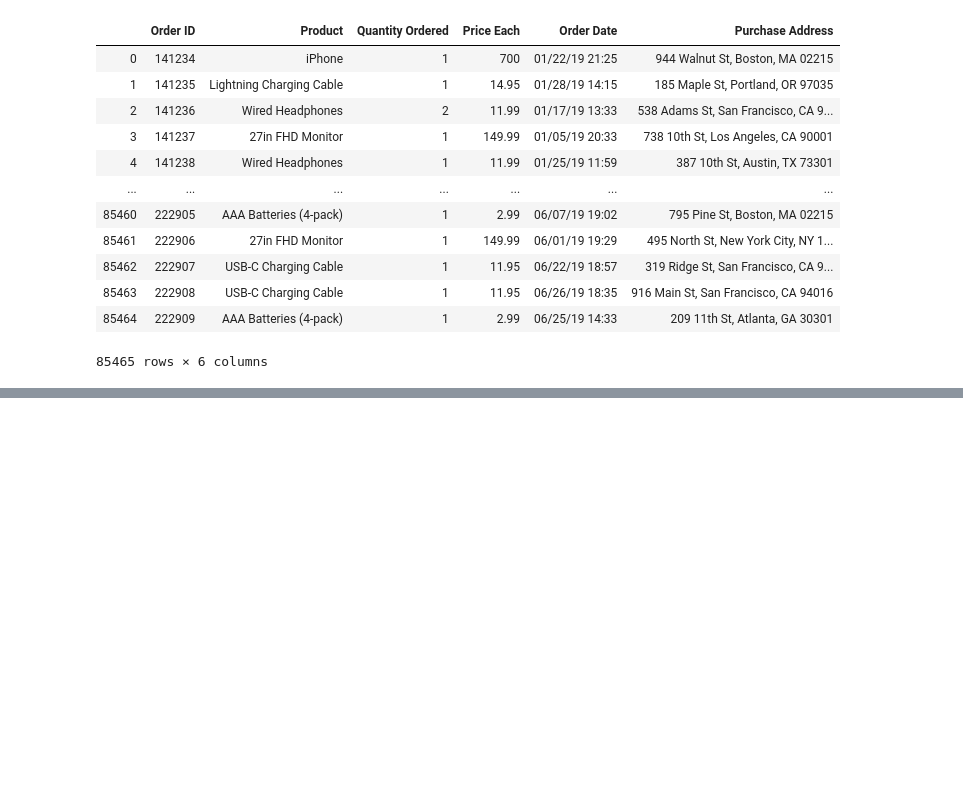
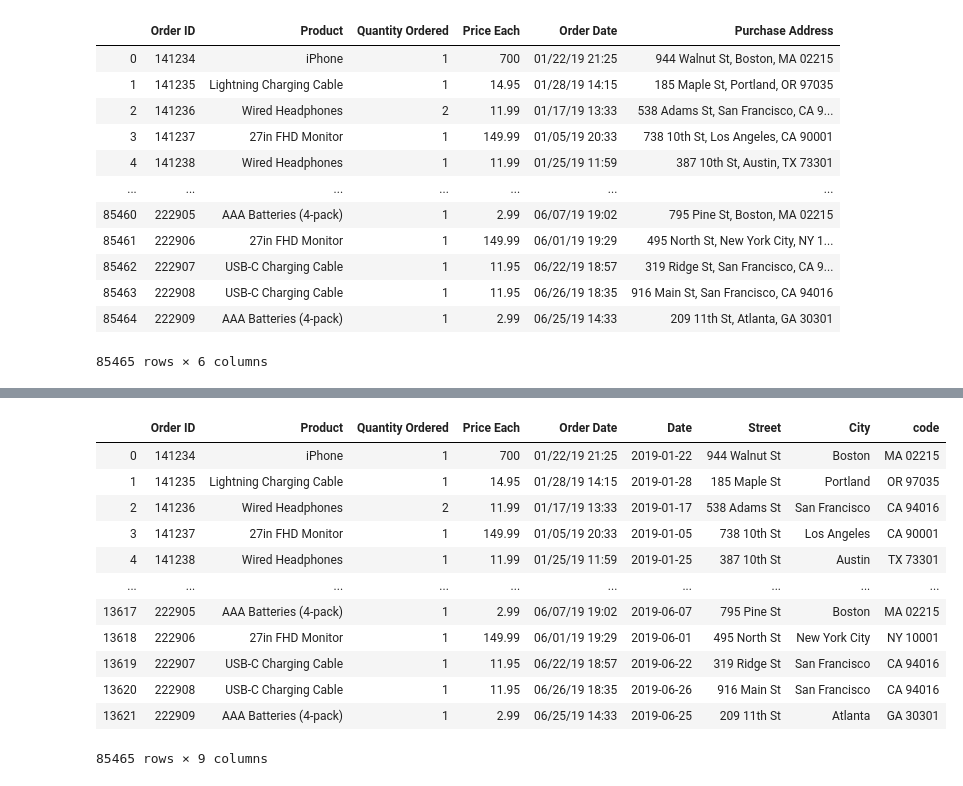
Before and after one commit to TheGlitchCat/Python-Course, a Jupyter notebook: Week 5/Data cleaning.ipynb, the cells around one changed output, grey strips where cells are left out. Saved outputs shown, nothing was run; the diff lists cells and outputs as text; code cells hidden in the pictures; blank space fills up the shorter version.

```diff
--- a/Week 5/Data cleaning.ipynb
+++ b/Week 5/Data cleaning.ipynb
@@ -127,3 +127,6 @@ dft.reset_index(drop=True) # Before 85625
 | 85463 | 222908 | USB-C Charging Cable | 1 | 11.95 | 06/26/19 18:35 | 916 Main St, San Francisco, CA 94016 |
 | 85464 | 222909 | AAA Batteries (4-pack) | 1 | 2.99 | 06/25/19 14:33 | 209 11th St, Atlanta, GA 30301 |
 85465 rows × 6 columns
+# %%
+# Option 1
+dft[['date', 'hour']] = dft['Order Date'].str.split(' ', expand=True)
@@ -129,0 +158,3 @@ dft.reset_index(drop=True) # Before 85625
+# %%
+# Option 2
+dft['Date'] = pd.to_datetime(dft['Order Date']).dt.date
@@ -129,0 +200,2 @@ dft.reset_index(drop=True) # Before 85625
+# %%
+dft[['Street', 'City', 'code']] = dft['Purchase Address'].str.split(',', expand=True)
@@ -129,0 +211,16 @@ dft.reset_index(drop=True) # Before 85625
+# %%
+dft.drop(columns=['Purchase Address'])
+# %% [output]
+|  | Order ID | Product | Quantity Ordered | Price Each | Order Date | Date | Street | City | code |
+| 0 | 141234 | iPhone | 1 | 700 | 01/22/19 21:25 | 2019-01-22 | 944 Walnut St | Boston | MA 02215 |
+| 1 | 141235 | Lightning Charging Cable | 1 | 14.95 | 01/28/19 14:15 | 2019-01-28 | 185 Maple St | Portland | OR 97035 |
+| 2 | 141236 | Wired Headphones | 2 | 11.99 | 01/17/19 13:33 | 2019-01-17 | 538 Adams St | San Francisco | CA 94016 |
+| 3 | 141237 | 27in FHD Monitor | 1 | 149.99 | 01/05/19 20:33 | 2019-01-05 | 738 10th St | Los Angeles | CA 90001 |
+| 4 | 141238 | Wired Headphones | 1 | 11.99 | 01/25/19 11:59 | 2019-01-25 | 387 10th St | Austin | TX 73301 |
+| ... | ... | ... | ... | ... | ... | ... | ... | ... | ... |
+| 13617 | 222905 | AAA Batteries (4-pack) | 1 | 2.99 | 06/07/19 19:02 | 2019-06-07 | 795 Pine St | Boston | MA 02215 |
+| 13618 | 222906 | 27in FHD Monitor | 1 | 149.99 | 06/01/19 19:29 | 2019-06-01 | 495 North St | New York City | NY 10001 |
+| 13619 | 222907 | USB-C Charging Cable | 1 | 11.95 | 06/22/19 18:57 | 2019-06-22 | 319 Ridge St | San Francisco | CA 94016 |
+| 13620 | 222908 | USB-C Charging Cable | 1 | 11.95 | 06/26/19 18:35 | 2019-06-26 | 916 Main St | San Francisco | CA 94016 |
+| 13621 | 222909 | AAA Batteries (4-pack) | 1 | 2.99 | 06/25/19 14:33 | 2019-06-25 | 209 11th St | Atlanta | GA 30301 |
+85465 rows × 9 columns
```
Also changed, not shown: parts of 7 cells of this notebook.
